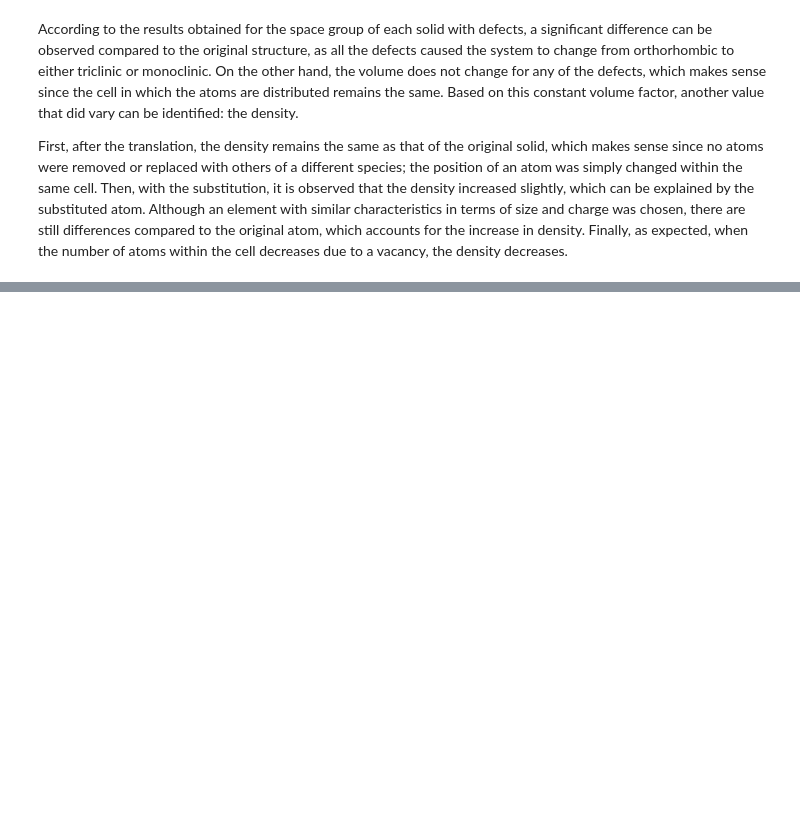
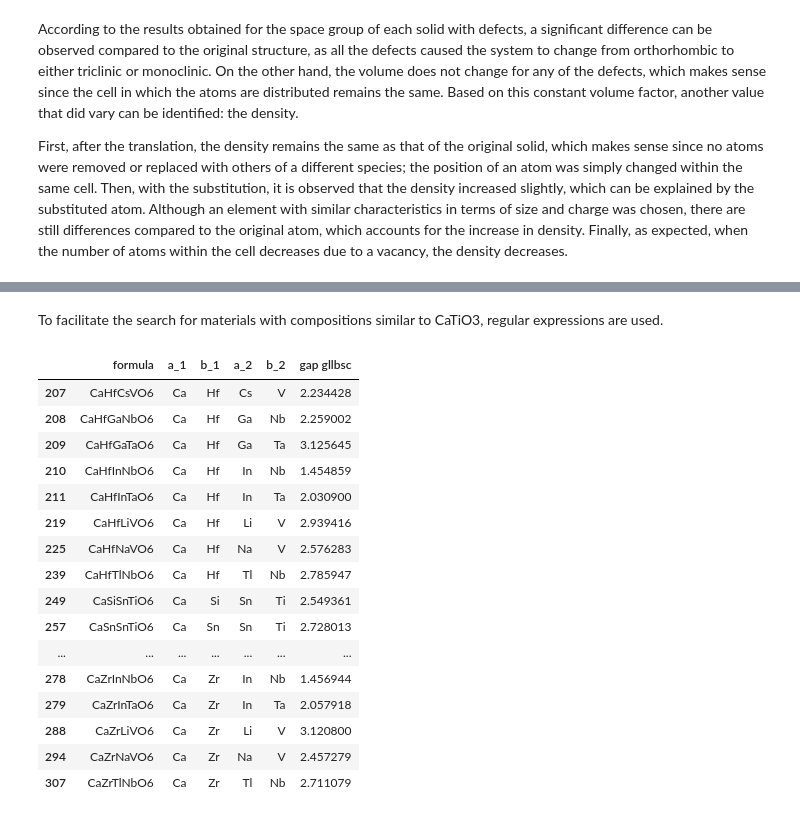
Before and after one commit to vmiranda4/Computational-Chemistry, a Jupyter notebook: Practice 3/practice_3.ipynb, the cells around one changed output, grey strips where cells are left out. Saved outputs shown, nothing was run; the diff lists cells and outputs as text; code cells hidden in the pictures; blank space fills up the shorter version.

```diff
--- a/Practice 3/practice_3.ipynb
+++ b/Practice 3/practice_3.ipynb
@@ -559,0 +672,2 @@ First, after the translation, the density remains the same as that of the origin
+# %%
+df_matminer = load_dataset('double_perovskites_gap',data_home='.')
@@ -559,0 +695,2 @@ First, after the translation, the density remains the same as that of the origin
+# %%
+bandgap_bounded = df_matminer[(df_matminer['gap gllbsc']>1.1) & (df_matminer['gap gllbsc']<3.2)]
@@ -559,0 +713,24 @@ First, after the translation, the density remains the same as that of the origin
+# %% [markdown]
+To facilitate the search for materials with compositions similar to CaTiO3, regular expressions are used.
+# %%
+bandgap_filtered = bandgap_bounded[bandgap_bounded['formula'].str.contains(r'^Ca.*O.*', case=True, regex=True)]
+# %%
+bandgap_filtered
+# %% [output]
+|  | formula | a_1 | b_1 | a_2 | b_2 | gap gllbsc |
+| 207 | CaHfCsVO6 | Ca | Hf | Cs | V | 2.234428 |
+| 208 | CaHfGaNbO6 | Ca | Hf | Ga | Nb | 2.259002 |
+| 209 | CaHfGaTaO6 | Ca | Hf | Ga | Ta | 3.125645 |
+| 210 | CaHfInNbO6 | Ca | Hf | In | Nb | 1.454859 |
+| 211 | CaHfInTaO6 | Ca | Hf | In | Ta | 2.030900 |
+| 219 | CaHfLiVO6 | Ca | Hf | Li | V | 2.939416 |
+| 225 | CaHfNaVO6 | Ca | Hf | Na | V | 2.576283 |
+| 239 | CaHfTlNbO6 | Ca | Hf | Tl | Nb | 2.785947 |
+| 249 | CaSiSnTiO6 | Ca | Si | Sn | Ti | 2.549361 |
+| 257 | CaSnSnTiO6 | Ca | Sn | Sn | Ti | 2.728013 |
+| ... | ... | ... | ... | ... | ... | ... |
+| 278 | CaZrInNbO6 | Ca | Zr | In | Nb | 1.456944 |
+| 279 | CaZrInTaO6 | Ca | Zr | In | Ta | 2.057918 |
+| 288 | CaZrLiVO6 | Ca | Zr | Li | V | 3.120800 |
+| 294 | CaZrNaVO6 | Ca | Zr | Na | V | 2.457279 |
+| 307 | CaZrTlNbO6 | Ca | Zr | Tl | Nb | 2.711079 |
```
Also changed, not shown: parts of 47 cells of this notebook.
